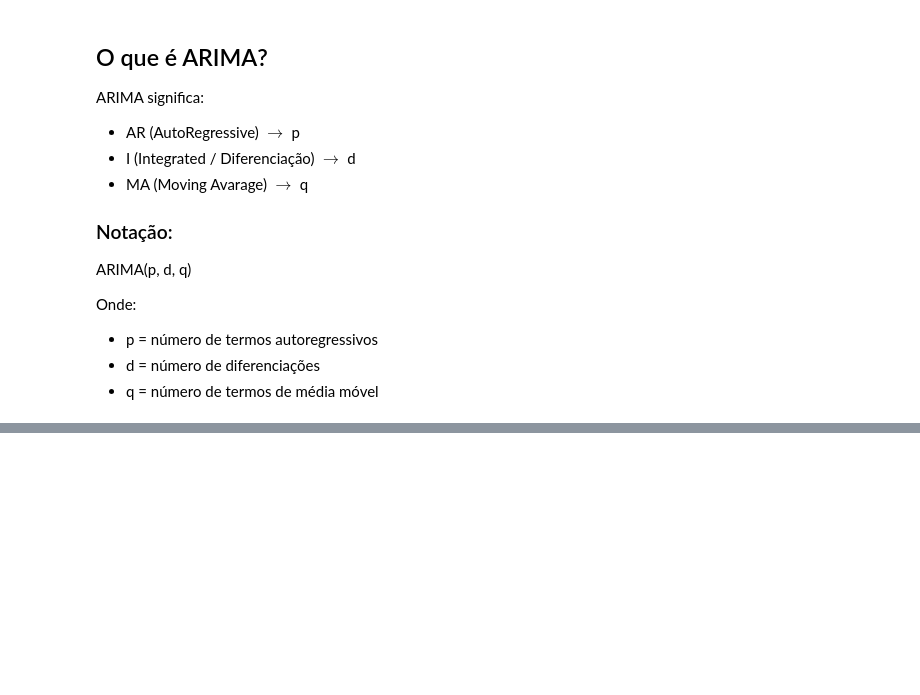
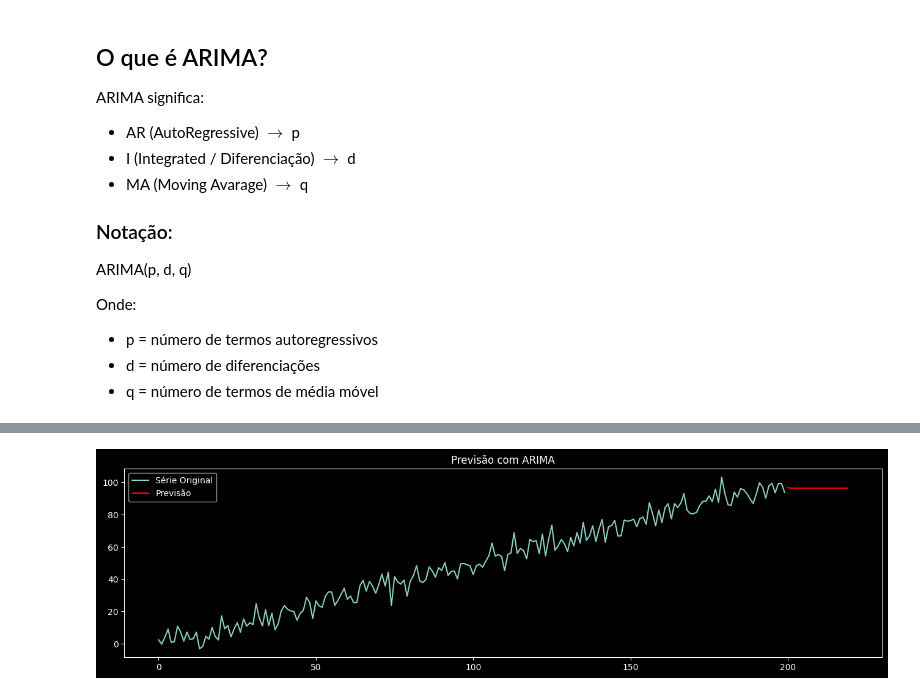
Before and after one commit to IsaacKosloski/varmax-study, a Jupyter notebook: notebooks/02_modelos_arima.ipynb, the cells around one changed output, grey strips where cells are left out. Saved outputs shown, nothing was run; the diff lists cells and outputs as text; code cells hidden in the pictures; blank space fills up the shorter version.

```diff
--- a/notebooks/02_modelos_arima.ipynb
+++ b/notebooks/02_modelos_arima.ipynb
@@ -47,0 +135,7 @@ serie = 0.5 * tempo + np.random.normal(0, 5, n)
+# %%
+# Ajustando modelo ARIMA
+#Exemplo: ARIMA(1,1,1)
+modelo = ARIMA(serie, order=(1, 1, 1))
+resultado = modelo.fit()
+
+print(resultado.summary())
@@ -47,0 +160,12 @@ serie = 0.5 * tempo + np.random.normal(0, 5, n)
+# %%
+#Previsão
+previsoes = resultado.forecast(steps=20)
+
+plt.figure(figsize=(16, 4))
+plt.plot(serie, label="Série Original")
+plt.plot(range(len(serie), len(serie)+20), previsoes, label="Previsão", color='red')
+plt.legend()
+plt.title("Previsão com ARIMA")
+plt.show()
+# %% [output]
+[figure, added]
```
Also changed, not shown: parts of 11 cells of this notebook, 5 other files.
